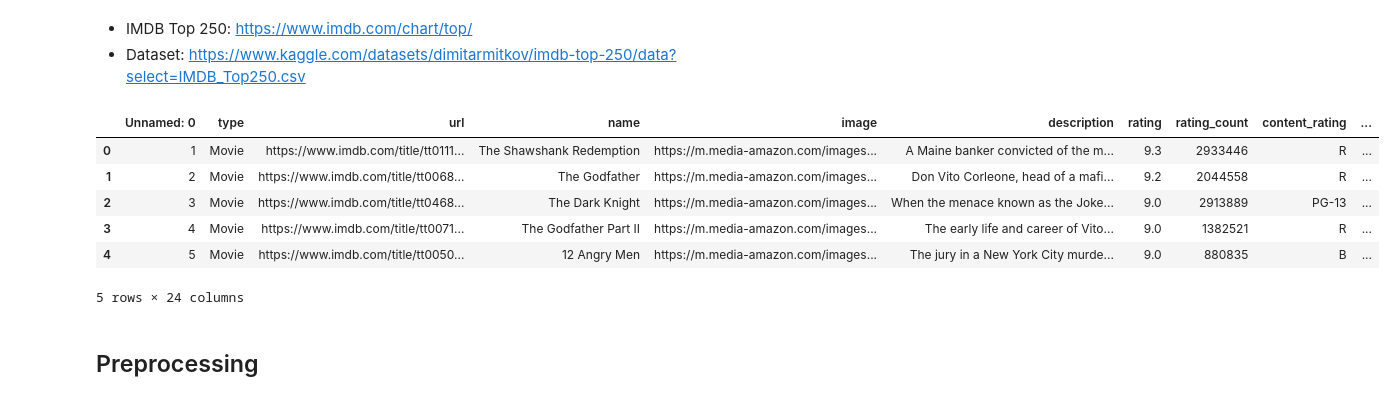
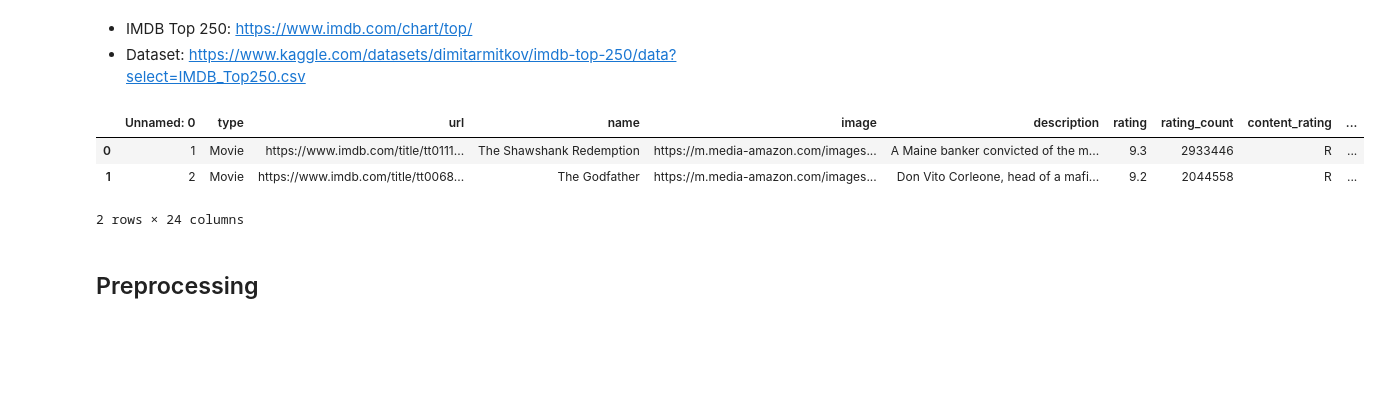
Before and after one commit to dmitkov28/notebooks, a Jupyter notebook: notebooks/ML/movies/imdb_eda.ipynb, the cells around one changed output. Cells and saved outputs as stored; diff of their text form; code cells hidden in the pictures; blank space fills up the shorter version.

```diff
--- a/notebooks/ML/movies/imdb_eda.ipynb
+++ b/notebooks/ML/movies/imdb_eda.ipynb
@@ -12,15 +13,12 @@ from ast import literal_eval
 # %%
 data = pd.read_csv("IMDB_Top250.csv")
 # %%
-data.head()
+data.head(2)
 # %% [output]
 |  | Unnamed: 0 | type | url | name | image | description | rating | rating_count | content_rating | ... |
 | 0 | 1 | Movie | https://www.imdb.com/title/tt0111... | The Shawshank Redemption | https://m.media-amazon.com/images... | A Maine banker convicted of the m... | 9.3 | 2933446 | R | ... |
 | 1 | 2 | Movie | https://www.imdb.com/title/tt0068... | The Godfather | https://m.media-amazon.com/images... | Don Vito Corleone, head of a mafi... | 9.2 | 2044558 | R | ... |
-| 2 | 3 | Movie | https://www.imdb.com/title/tt0468... | The Dark Knight | https://m.media-amazon.com/images... | When the menace known as the Joke... | 9.0 | 2913889 | PG-13 | ... |
-| 3 | 4 | Movie | https://www.imdb.com/title/tt0071... | The Godfather Part II | https://m.media-amazon.com/images... | The early life and career of Vito... | 9.0 | 1382521 | R | ... |
-| 4 | 5 | Movie | https://www.imdb.com/title/tt0050... | 12 Angry Men | https://m.media-amazon.com/images... | The jury in a New York City murde... | 9.0 | 880835 | B | ... |
-5 rows × 24 columns
+2 rows × 24 columns
 # %% [markdown]
 ## Preprocessing
 # %% [markdown]
```
Also changed, not shown: parts of 55 cells of this notebook.
